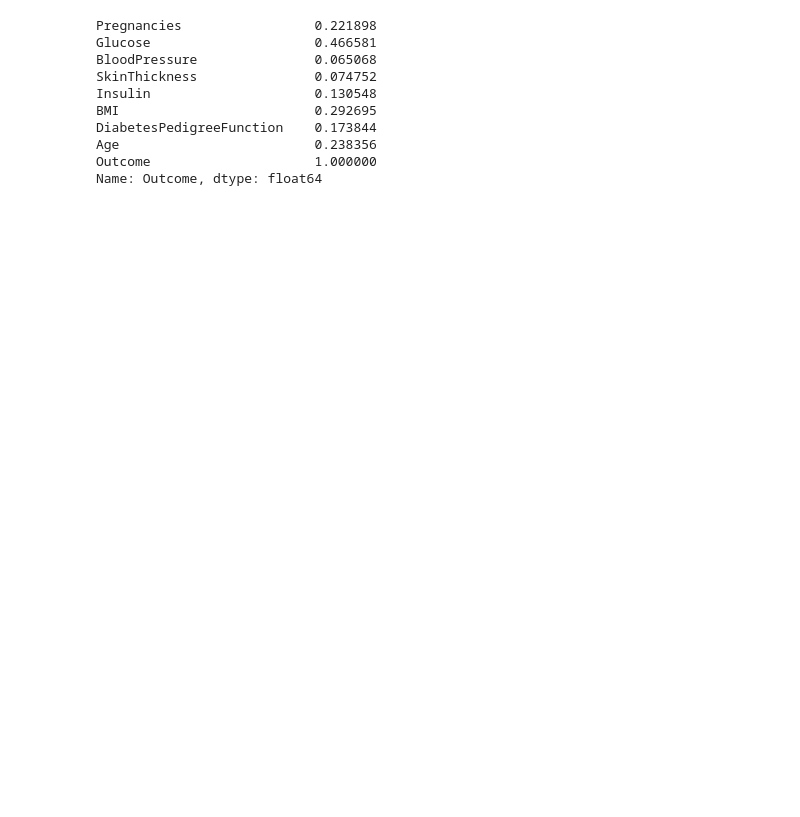
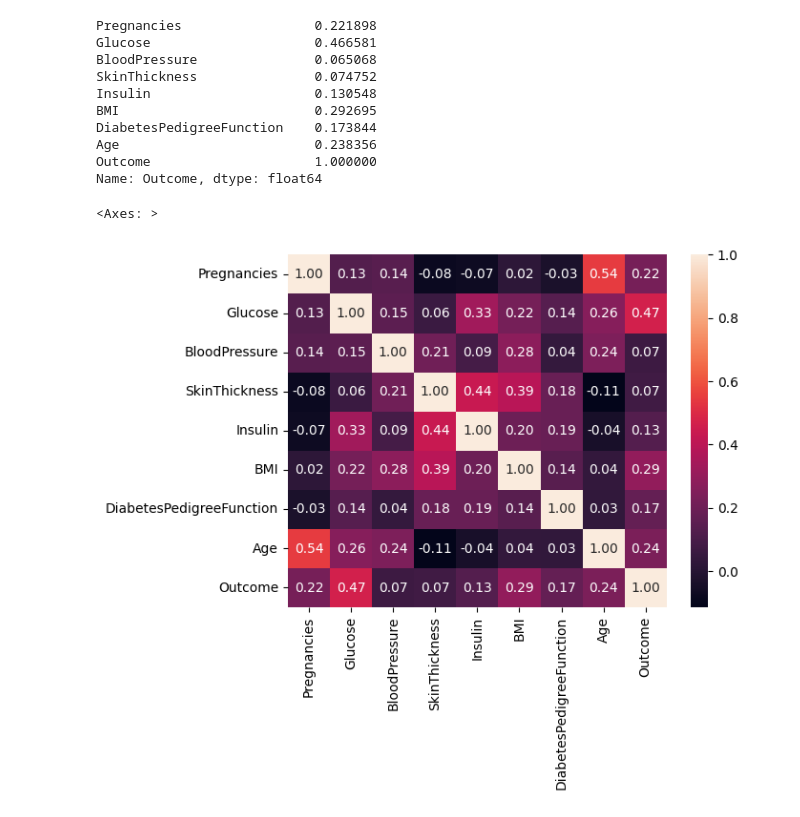
Before and after one commit to juneedpk/vscode-jupyter, a Jupyter notebook: tensorflow/regression_keras.ipynb, the cells around one changed output. Drawn from its saved outputs; the diff is of its cells as text; code cells hidden in the pictures; blank space fills up the shorter version.

```diff
--- a/tensorflow/regression_keras.ipynb
+++ b/tensorflow/regression_keras.ipynb
@@ -31,6 +31,13 @@ DiabetesPedigreeFunction    0.173844
 Age                         0.238356
 Outcome                     1.000000
 Name: Outcome, dtype: float64
+# %%
+import seaborn as sns
+
+sns.heatmap(df.corr(), annot=True, fmt='.2f')
+# %% [output]
+<Axes: >
+[figure, added]
 # %%
 X = df.iloc[:, :8]
 y = df.iloc[:, -1]
```
Also changed, not shown: parts of 12 cells of this notebook, 14 other files.
